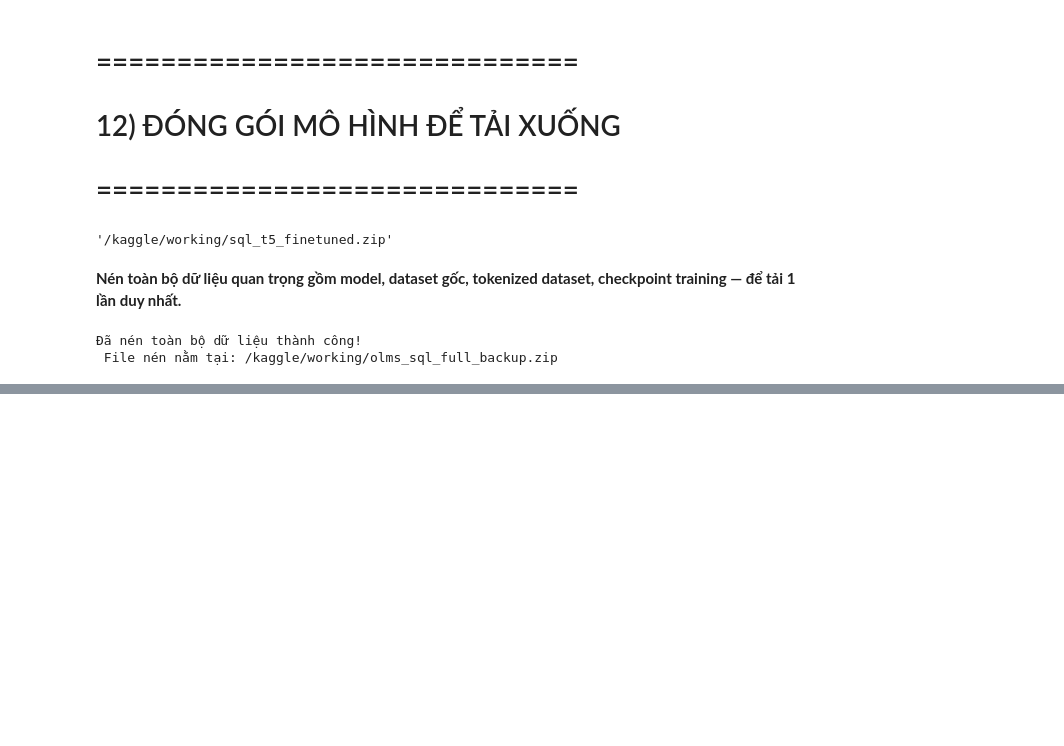
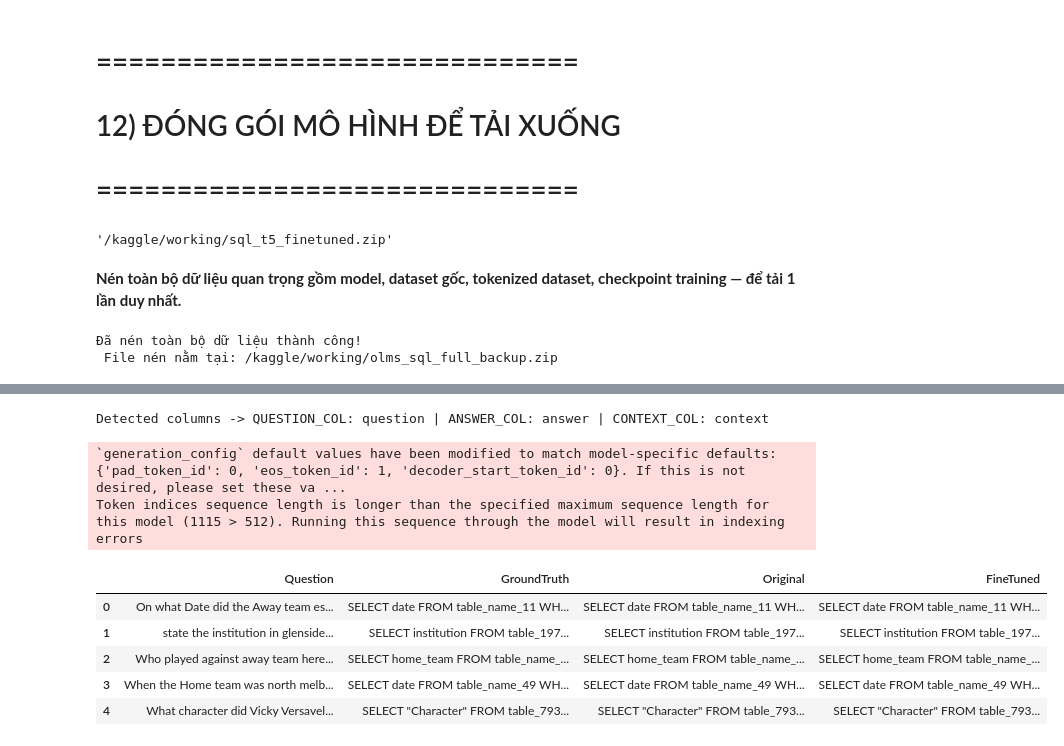
Before and after one commit to itsductai/Online_Learning_Management_System_Project, a Jupyter notebook: API/AI/text-to-sql/texttosql_finettune.ipynb, the cells around one changed output, grey strips where cells are left out. Saved outputs shown, nothing was run; the diff lists cells and outputs as text; code cells hidden in the pictures; blank space fills up the shorter version.

```diff
--- a/API/AI/text-to-sql/texttosql_finettune.ipynb
+++ b/API/AI/text-to-sql/texttosql_finettune.ipynb
@@ -912,0 +1442,66 @@ print(f" File nén nằm tại: {output_zip}.zip")
+# %%
+# ==== LOAD TEST SPLIT TỪ save_to_disk (Arrow) ====
+from datasets import load_from_disk
+import numpy as np, evaluate, matplotlib.pyplot as plt, pandas as pd
+
+DISK_DIR = "/kaggle/input/dt-olms-text2sql-ep1/merged_dataset"
+ds = load_from_disk(DISK_DIR)
+test = ds["test"] if "test" in ds else ds["validation"]
+
+# --- Tự động nhận cột ---
+def pick_col(cols, candidates):
+    for c in candidates:
+        if c in cols:
+            return c
+    return None
+
+cols = test.column_names
+QUESTION_COL = pick_col(cols, ["question","nl_question","input","utterance","query_text"])
+ANSWER_COL   = pick_col(cols, ["answer","sql","sql_query","query","target","gold"])
+CONTEXT_COL  = pick_col(cols, ["context","schema","tables","db_schema","table_metadata"])
+
+print("Detected columns ->",
+      "QUESTION_COL:", QUESTION_COL,
+      "| ANSWER_COL:", ANSWER_COL,
+      "| CONTEXT_COL:", CONTEXT_COL)
+
+assert QUESTION_COL and ANSWER_COL, "Không tìm thấy cột câu hỏi/đáp án trong test split!"
+
+# --- Lấy mẫu N record để đánh giá nhanh ---
+N_SAMPLES = 25
+questions = test[QUESTION_COL][:N_SAMPLES]
+answers   = test[ANSWER_COL][:N_SAMPLES]
+contexts  = test[CONTEXT_COL][:N_SAMPLES] if CONTEXT_COL else [""]*N_SAMPLES
+# %% [output]
+Detected columns -> QUESTION_COL: question | ANSWER_COL: answer | CONTEXT_COL: context
+# %%
+gen_cfg = GenerationConfig(max_new_tokens=300)
+original_preds, finetuned_preds = [], []
+
+for q, c in zip(questions, contexts):
+    prompt = f"Tables:\n{c}\n\nQuestion:\n{q}\n\nAnswer:\n"
+    input_ids = tokenizer(prompt, return_tensors="pt").input_ids.to(device)
+    with torch.no_grad():
+        # model gốc
+        out_orig = original_model.generate(input_ids, generation_config=gen_cfg)
+        original_preds.append(tokenizer.decode(out_orig[0], skip_special_tokens=True))
+        # model fine-tuned
+        out_ft = finetuned_model.generate(input_ids, generation_config=gen_cfg)
+        finetuned_preds.append(tokenizer.decode(out_ft[0], skip_special_tokens=True))
+
+df = pd.DataFrame({
+    "Question": questions,
+    "GroundTruth": answers,
+    "Original": original_preds,
+    "FineTuned": finetuned_preds,
+})
+df.head()
+# %% [output]
+`generation_config` default values have been modified to match model-specific defaults: {'pad_token_id': 0, 'eos_token_id': 1, 'decoder_start_token_id': 0}. If this is not desired, please set these va ...
+Token indices sequence length is longer than the specified maximum sequence length for this model (1115 > 512). Running this sequence through the model will result in indexing errors
+|  | Question | GroundTruth | Original | FineTuned |
+| 0 | On what Date did the Away team es... | SELECT date FROM table_name_11 WH... | SELECT date FROM table_name_11 WH... | SELECT date FROM table_name_11 WH... |
+| 1 | state the institution in glenside... | SELECT institution FROM table_197... | SELECT institution FROM table_197... | SELECT institution FROM table_197... |
+| 2 | Who played against away team here... | SELECT home_team FROM table_name_... | SELECT home_team FROM table_name_... | SELECT home_team FROM table_name_... |
+| 3 | When the Home team was north melb... | SELECT date FROM table_name_49 WH... | SELECT date FROM table_name_49 WH... | SELECT date FROM table_name_49 WH... |
+| 4 | What character did Vicky Versavel... | SELECT "Character" FROM table_793... | SELECT "Character" FROM table_793... | SELECT "Character" FROM table_793... |
```
Also changed, not shown: parts of 31 cells of this notebook.
